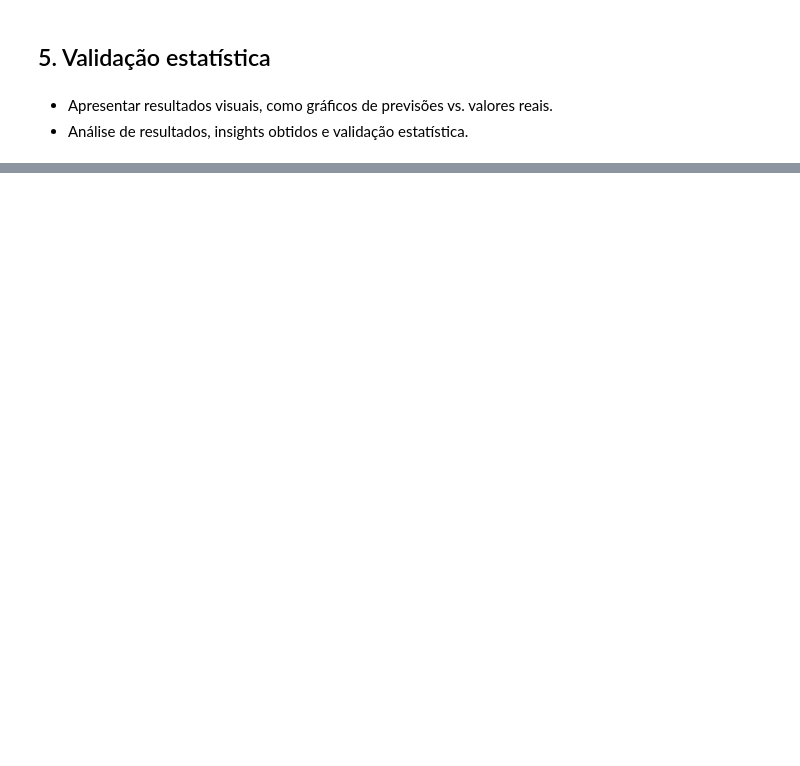
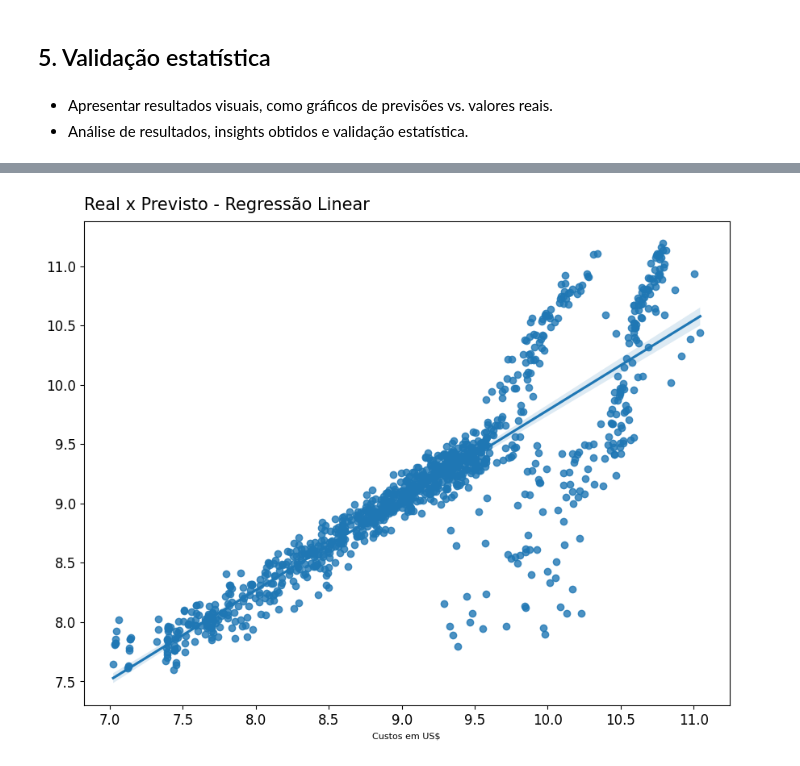
Before and after one commit to biancaalvesb/FIAP_POS_IA_ML, a Jupyter notebook: regressao_tech_challenge_1.ipynb, the cells around one changed output, grey strips where cells are left out. Cells and saved outputs as stored; diff of their text form; code cells hidden in the pictures; blank space fills up the shorter version.

```diff
--- a/regressao_tech_challenge_1.ipynb
+++ b/regressao_tech_challenge_1.ipynb
@@ -334,0 +357,14 @@ MAE Score: 0.29061739127392466
+# %%
+lin_reg_log = LinearRegression()
+# %%
+# Criando e treinando o modelo de regressão linear
+from sklearn.linear_model import LinearRegression
+
+
+modelo_log = LinearRegression()
+modelo_log.fit(X_train_log, y_train_log)
+
+# Fazendo previsões no conjunto de teste
+previsoes_log = modelo_log.predict(X_test_log)
+# %%
+lin_reg_log.fit(X_train_log, y_train_log)
@@ -339,6 +404,8 @@ MAE Score: 0.29061739127392466
 - Análise de resultados, insights obtidos e validação estatística.
 # %%
 y_pred_train = lin_reg.predict(X_train)
+# %%
+y_pred_train_log = lin_reg_log.predict(X_train_log)
 # %%
 fig = plt.figure(figsize = (8, 6))
 ax = fig.add_axes([0, 0, 1, 1])
@@ -351,0 +419,10 @@ plt.show()
+# %%
+fig = plt.figure(figsize = (8, 6))
+ax = fig.add_axes([0, 0, 1, 1])
+
+sns.regplot(x = y_train_log, y = y_pred_train_log)
+ax.set_title('Real x Previsto - Regressão Linear', loc = 'left', fontsize = 15, pad = 10)
+ax.set_xlabel('Custos em US$', fontsize = 8)
+plt.show()
+# %% [output]
+[figure, added]
```
Also changed, not shown: parts of 19 cells of this notebook.
